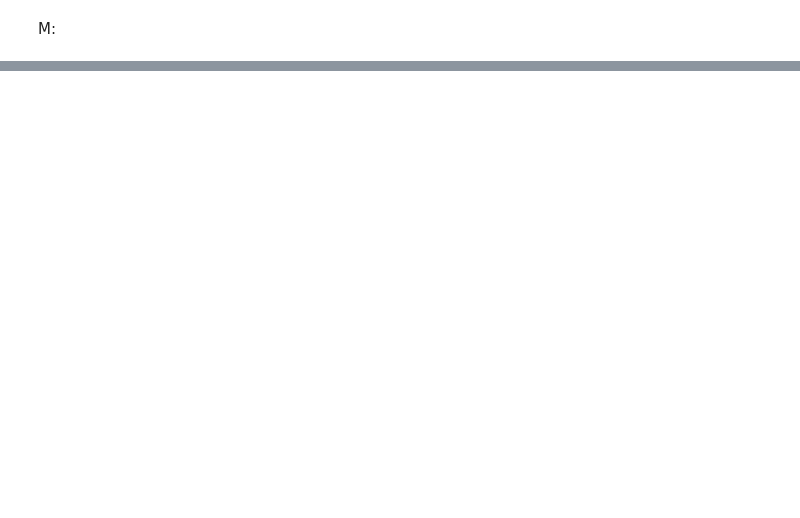
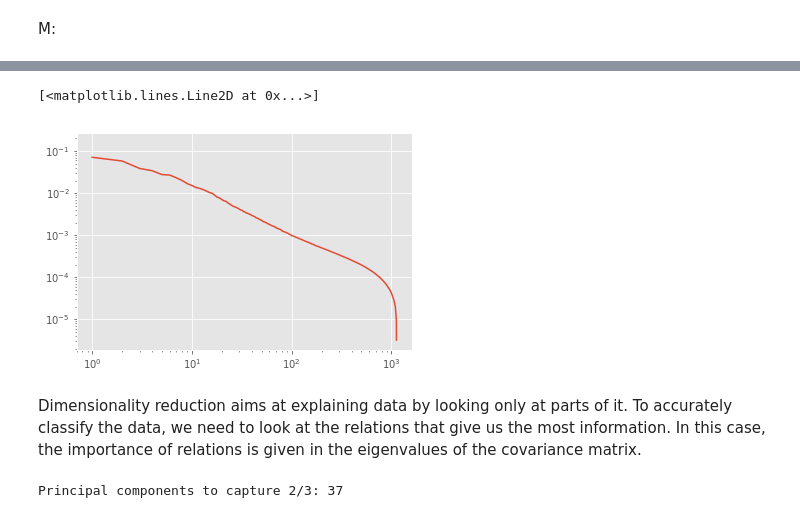
Before and after one commit to rbischof/ianalytics, a Jupyter notebook: ix-lab3/lab3-dimred.ipynb, the cells around one changed output, grey strips where cells are left out. Cells and saved outputs as stored; diff of their text form; code cells hidden in the pictures; blank space fills up the shorter version.

```diff
--- a/ix-lab3/lab3-dimred.ipynb
+++ b/ix-lab3/lab3-dimred.ipynb
@@ -139,0 +74,15 @@ KeyboardInterrupt:
+# %%
+w_p = w.real.tolist()
+w_p.reverse()
+w_p /= w.real.sum()
+plt.loglog(w_p)
+# %% [output]
+[<matplotlib.lines.Line2D at 0x...>]
+[figure, added]
+# %% [markdown]
+Dimensionality reduction aims at explaining data by looking only at parts of it. To accurately classify the data, we need to look at the relations that give us the most information. In this case, the importance of relations is given in the eigenvalues of the covariance matrix.
+# %%
+w_c = np.cumsum(w_p)
+print('Principal components to capture 2/3:', len(w_c[w_c <= 2/3])+1)
+# %% [output]
+Principal components to capture 2/3: 37
```
Also changed, not shown: parts of 25 cells of this notebook, 2 other files.
